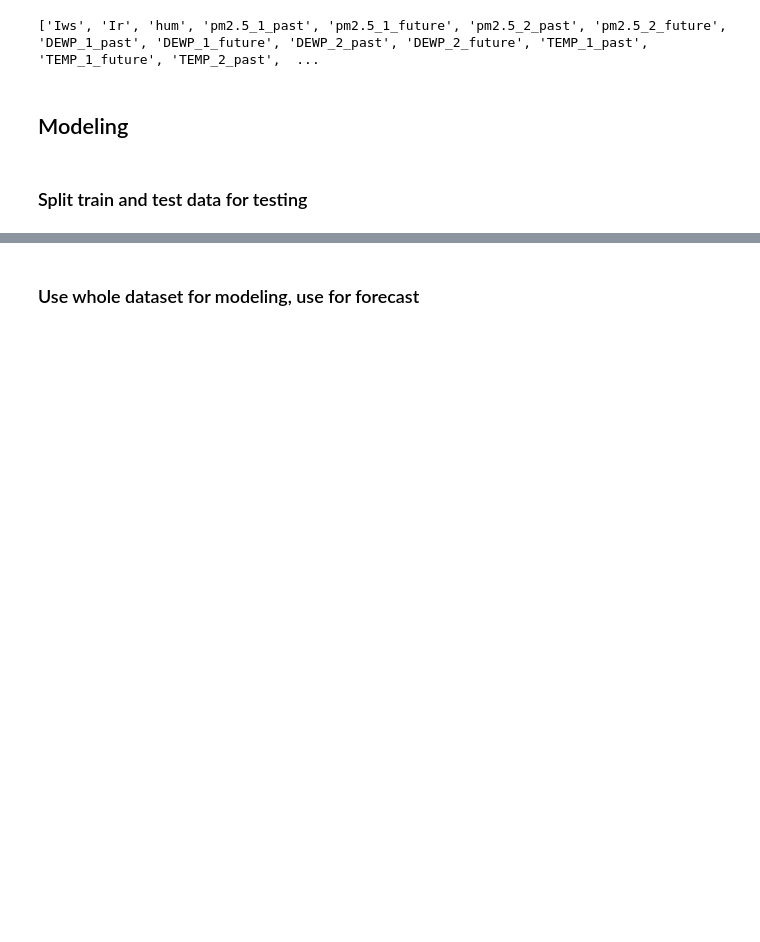
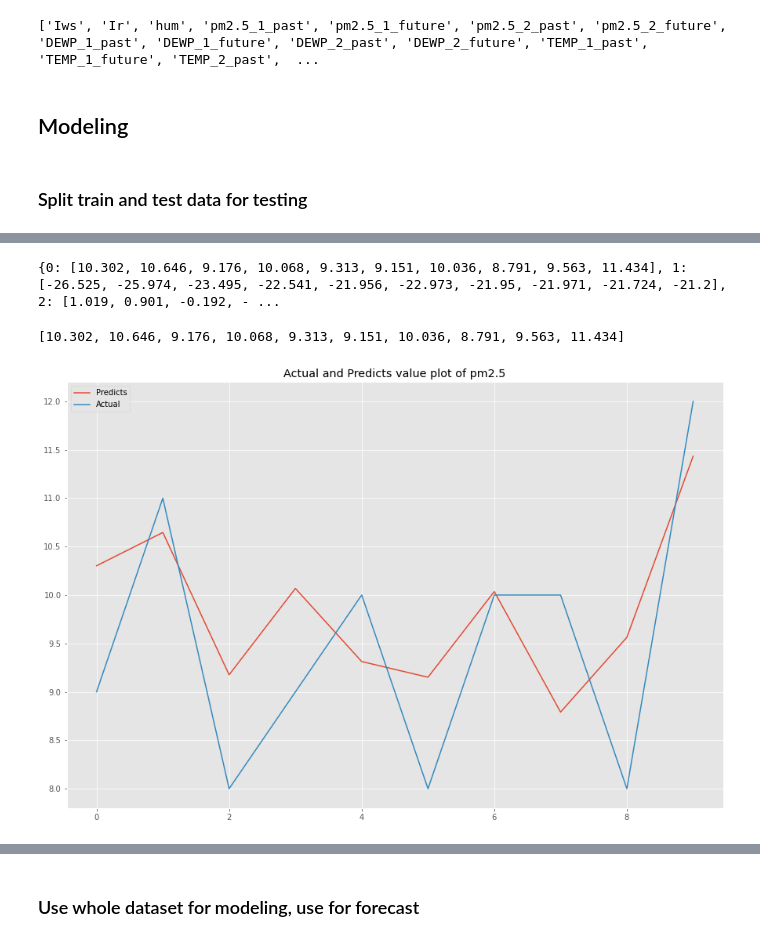
Before and after one commit to tuanio/pollution_prediction, a Jupyter notebook: code.ipynb, the cells around one changed output, grey strips where cells are left out. Drawn from its saved outputs; the diff is of its cells as text; code cells hidden in the pictures; blank space fills up the shorter version.

```diff
--- a/code.ipynb
+++ b/code.ipynb
@@ -219,5 +245,5 @@ def important_features(model, features):
 # %%
-random_forest_test = RandomForestRegressor()
+random_forest_test = RandomForestRegressor(n_estimators=1000, oob_score=True)
 
 # use partial dataset
 random_forest_test.fit(Xtrain, ytrain)
@@ -236,0 +272,23 @@ important_features(random_forest_test, features)
+# %%
+print(dic)
+# %% [output]
+{0: [10.302, 10.646, 9.176, 10.068, 9.313, 9.151, 10.036, 8.791, 9.563, 11.434], 1: [-26.525, -25.974, -23.495, -22.541, -21.956, -22.973, -21.95, -21.971, -21.724, -21.2], 2: [1.019, 0.901, -0.192, - ...
+# %%
+dic[0]
+# %% [output]
+[10.302, 10.646, 9.176, 10.068, 9.313, 9.151, 10.036, 8.791, 9.563, 11.434]
+# %%
+def make_plot(key):
+  foo = dict()
+  foo['pm2.5'] = 0
+  foo['DEWP'] = 1
+  foo['TEMP'] = 2
+  plt.plot(dic[foo[key]], label='Predicts')
+  plt.plot(df[key].tail(10).values, label='Actual')
+  plt.legend(loc='best')
+  plt.title('Actual and Predicts value plot of ' + key)
+  plt.show()
+# %%
+make_plot('pm2.5')
+# %% [output]
+[figure, added]
```
Also changed, not shown: parts of 40 cells of this notebook, 3 other files.
